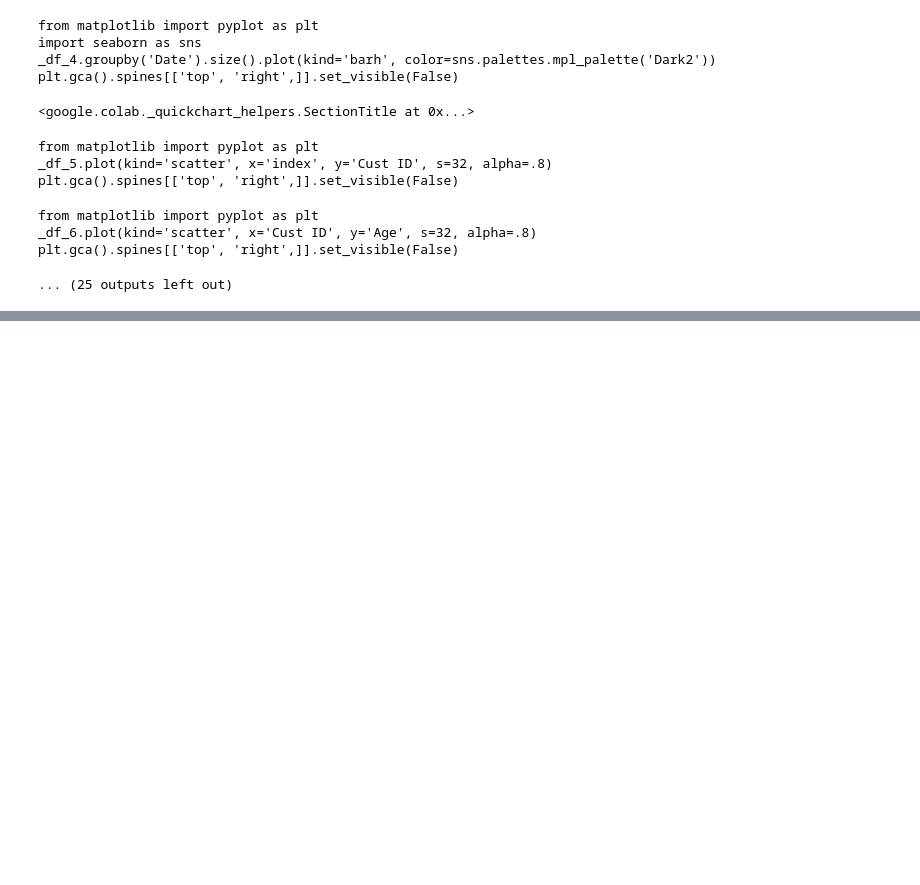
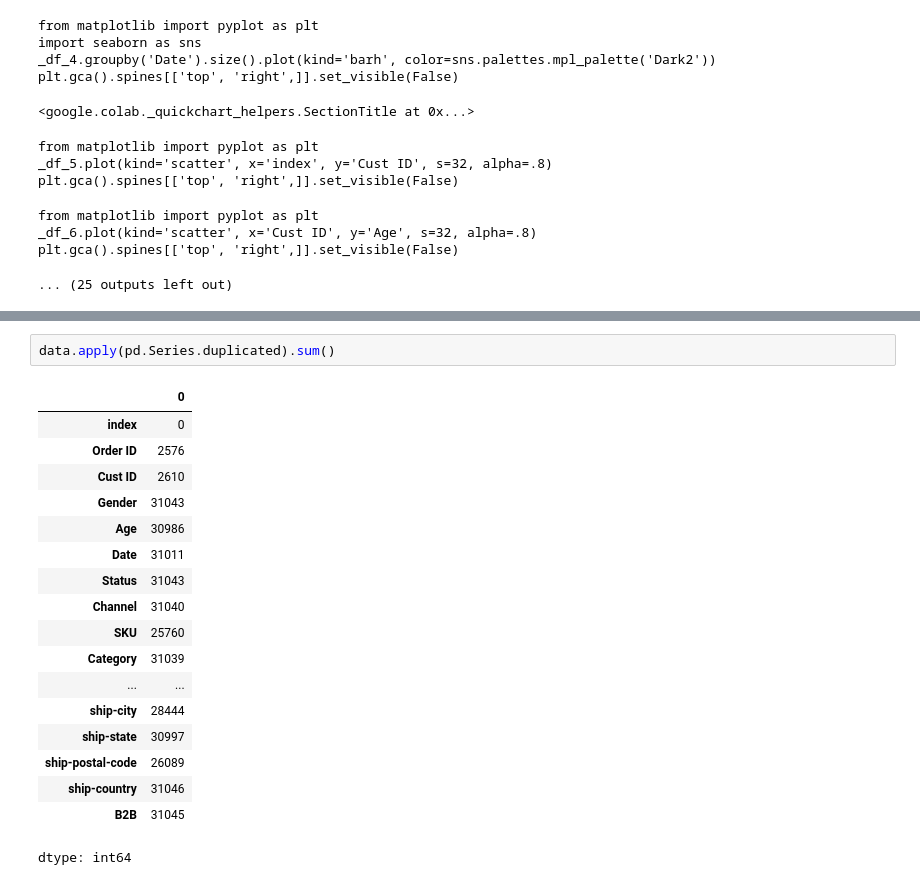
Before and after one commit to kixhore00/Introduction-to-Python, a Jupyter notebook: Using Jupyter Notebooks.ipynb, the cells around one changed output, grey strips where cells are left out. Saved outputs shown, nothing was run; the diff lists cells and outputs as text; blank space fills up the shorter version.

```diff
--- a/Using Jupyter Notebooks.ipynb
+++ b/Using Jupyter Notebooks.ipynb
@@ -162,0 +213,21 @@ plt.gca().spines[['top', 'right',]].set_visible(False)
+# %%
+data.apply(pd.Series.duplicated).sum()
+# %% [output]
+|  | 0 |
+| index | 0 |
+| Order ID | 2576 |
+| Cust ID | 2610 |
+| Gender | 31043 |
+| Age | 30986 |
+| Date | 31011 |
+| Status | 31043 |
+| Channel | 31040 |
+| SKU | 25760 |
+| Category | 31039 |
+| ... | ... |
+| ship-city | 28444 |
+| ship-state | 30997 |
+| ship-postal-code | 26089 |
+| ship-country | 31046 |
+| B2B | 31045 |
+dtype: int64
```
Also changed, not shown: parts of 8 cells of this notebook.
